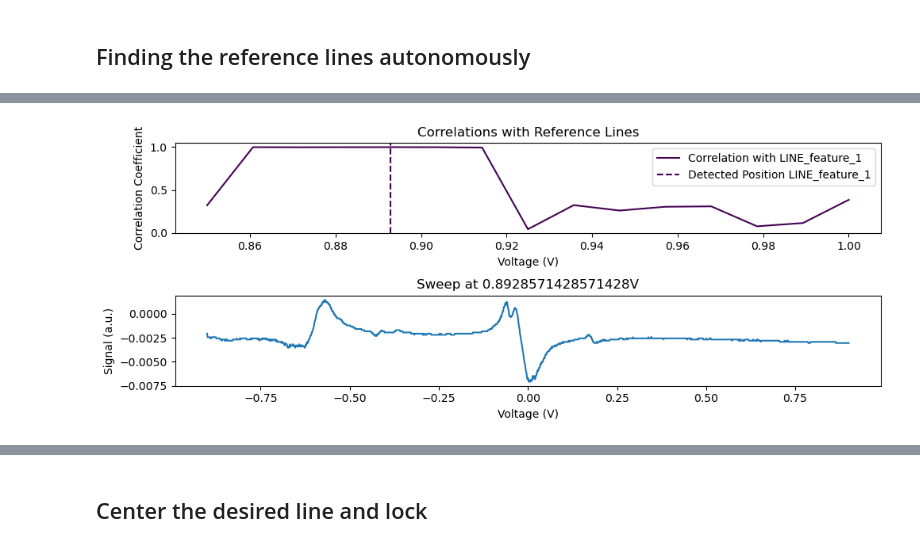
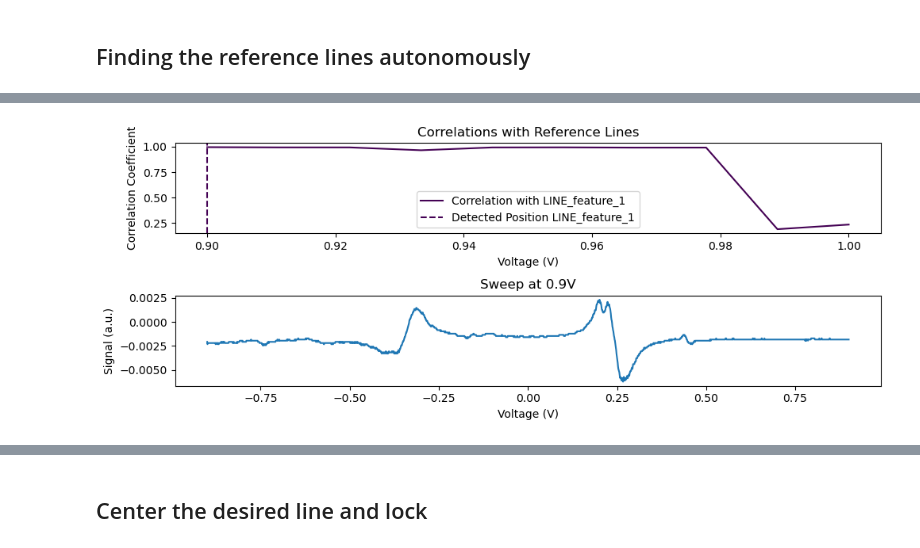
Before and after one commit to jack00look/RP_Spectroscopy, a Jupyter notebook: Notebook_Serafini.ipynb, the cells around one changed output, grey strips where cells are left out. Drawn from its saved outputs; the diff is of its cells as text; code cells hidden in the pictures.

```diff
--- a/Notebook_Serafini.ipynb
+++ b/Notebook_Serafini.ipynb
@@ -105,5 +107,5 @@ We will now make the software identify where the reference lines are, in practic
 ## Finding the reference lines autonomously
 # %%
 #RP_controller.set_debug_mode()
-RP_controller.find_reference_lines(start_voltage= .85, stop_voltage= 1., num_points= 15)
+RP_controller.find_reference_lines(start_voltage= .9, stop_voltage= 1., num_points= 10)
 # %% [output]
@@ -126 +123 @@ RP_controller.find_reference_lines(start_voltage= .85, stop_voltage= 1., num_poi
-[figure, old version]
+[figure, new version]
```
Also changed, not shown: parts of 5 cells of this notebook, 12 other files.
